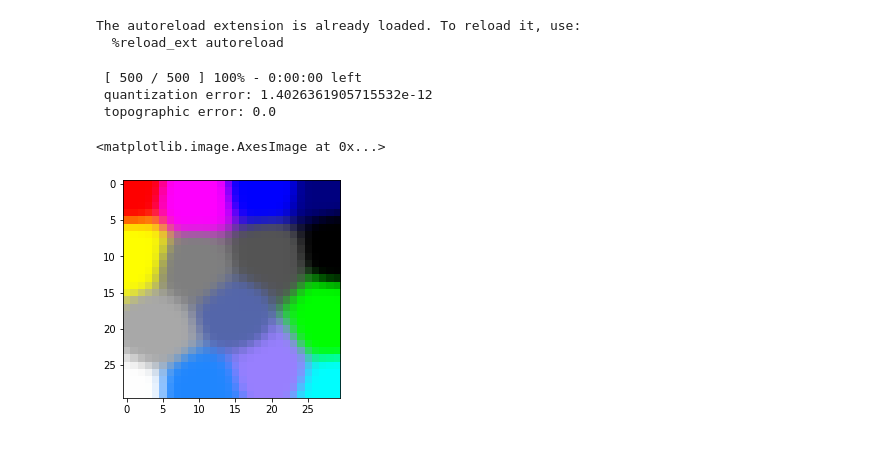
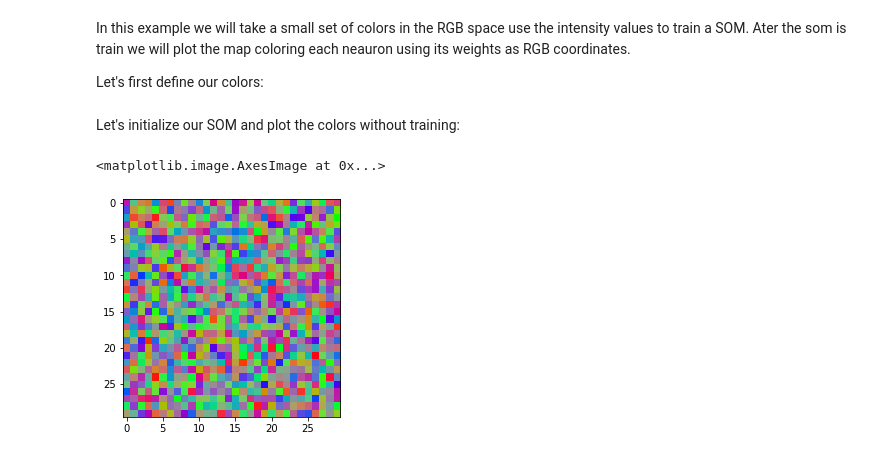
Before and after one commit to JustGlowing/minisom, a Jupyter notebook: examples/ColorSpaceMapping.ipynb, the cells around one changed output. Saved outputs shown, nothing was run; the diff lists cells and outputs as text; code cells hidden in the pictures.

Commit message:
comments color space mapping

```diff
--- a/examples/ColorSpaceMapping.ipynb
+++ b/examples/ColorSpaceMapping.ipynb
@@ -1,7 +1,8 @@
+# %% [markdown]
+In this example we will take a small set of colors in the RGB space use the intensity values to train a SOM. Ater the som is train we will plot the map coloring each neauron using its weights as RGB coordinates.
+
+Let's first define our colors:
 # %%
-import sys
-sys.path.insert(0, '../')
-
 from minisom import MiniSom
 
 import numpy as np
@@ -31,19 +32,14 @@ color_names = \
      'greyblue', 'lilac', 'green', 'red',
      'cyan', 'violet', 'yellow', 'white',
      'darkgrey', 'mediumgrey', 'lightgrey']
-# %% [output]
-The autoreload extension is already loaded. To reload it, use:
-  %reload_ext autoreload
+# %% [markdown]
+Let's initialize our SOM and plot the colors without training:
 # %%
 som = MiniSom(30, 30, 3, sigma=3.,
               learning_rate=2.5,
               neighborhood_function='gaussian')
-som.train_random(colors, 500, verbose=True)
 
 plt.imshow(abs(som.get_weights()), interpolation='none')
 # %% [output]
- [ 500 / 500 ] 100% - 0:00:00 left
- quantization error: 1.4026361905715532e-12
- topographic error: 0.0
+<matplotlib.image.AxesImage at 0x...>
-<matplotlib.image.AxesImage at 0x...>
-[figure, old version]
+[figure, new version]
```
Also changed, not shown: parts of 4 cells of this notebook.
